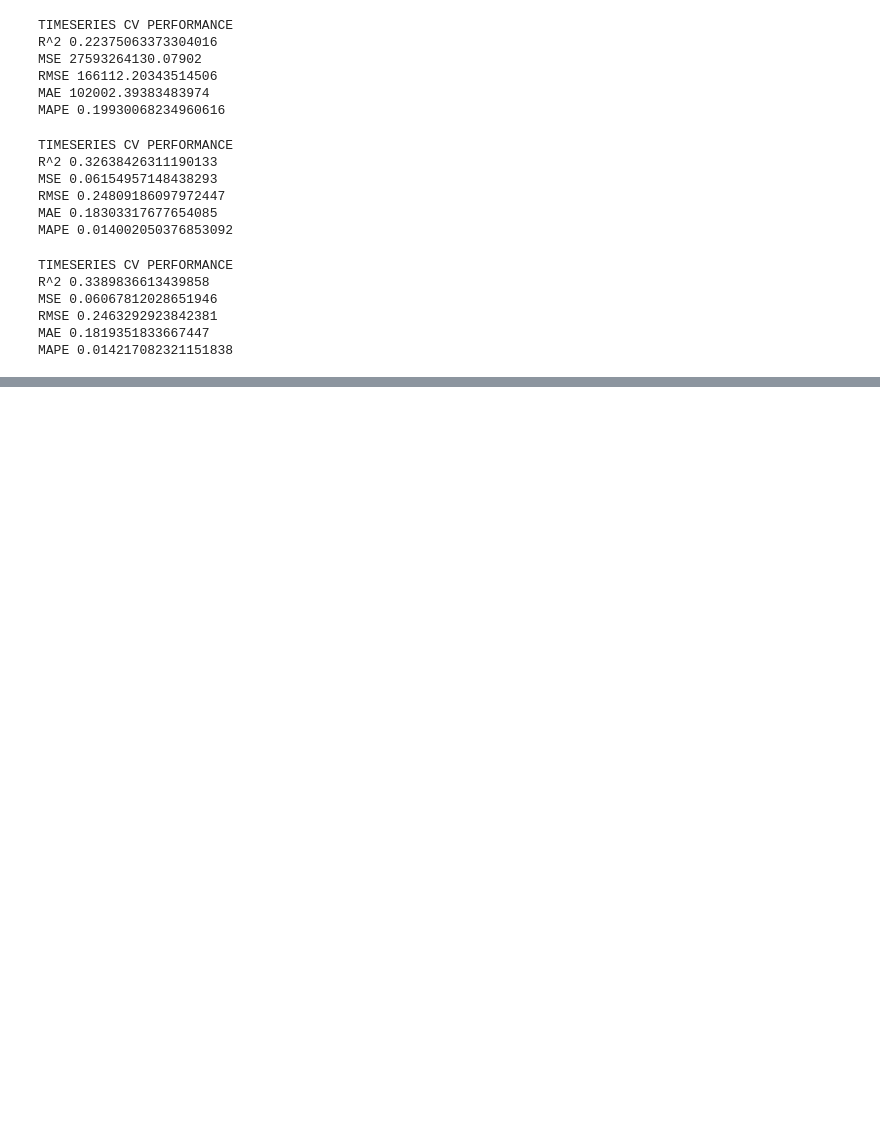
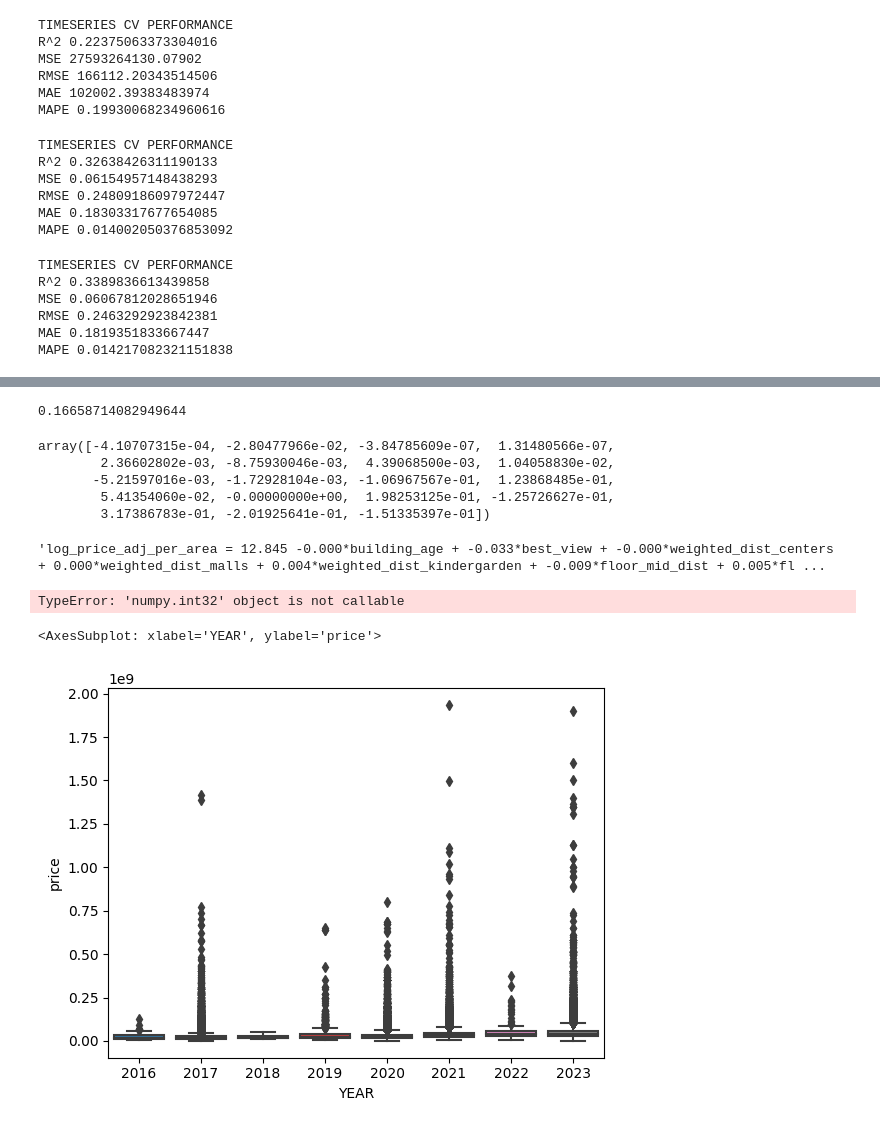
Before and after one commit to CodeForse/Diploma-, a Jupyter notebook: linear_models/linear_regression.ipynb, the cells around one changed output, grey strips where cells are left out. Drawn from its saved outputs; the diff is of its cells as text; code cells hidden in the pictures; blank space fills up the shorter version.

```diff
--- a/linear_models/linear_regression.ipynb
+++ b/linear_models/linear_regression.ipynb
@@ -759,0 +979,18 @@ np.median(scores)
+# %%
+r2_adjusted = 1 - ((1 - np.mean(scores)) * (x_train.shape[0] - 1) / (x_train.shape[0] - x_train.shape[1] - 1))
+r2_adjusted
+# %% [output]
+0.16658714082949644
+# %%
+lm.coef_
+# %% [output]
+array([-4.10707315e-04, -2.80477966e-02, -3.84785609e-07,  1.31480566e-07,
+        2.36602802e-03, -8.75930046e-03,  4.39068500e-03,  1.04058830e-02,
+       -5.21597016e-03, -1.72928104e-03, -1.06967567e-01,  1.23868485e-01,
+        5.41354060e-02, -0.00000000e+00,  1.98253125e-01, -1.25726627e-01,
+        3.17386783e-01, -2.01925641e-01, -1.51335397e-01])
+# %%
+econometric_model = f'log_{y_train.name} = {lm.intercept_:.3f} ' + ' + '.join([f'{coef:.3f}*{col}' for col,coef in zip(x_train.columns, lm.coef_) if coef!=0])
+econometric_model
+# %% [output]
+'log_price_adj_per_area = 12.845 -0.000*building_age + -0.033*best_view + -0.000*weighted_dist_centers + 0.000*weighted_dist_malls + 0.004*weighted_dist_kindergarden + -0.009*floor_mid_dist + 0.005*fl ...
@@ -759,0 +999,32 @@ np.median(scores)
+# %%
+params = np.append(lm.intercept_,lm.coef_)
+predictions = lm.predict(x_train)
+
+newX = pd.DataFrame({"Constant":np.ones(len(x_train))}).join(pd.DataFrame(x_train))
+MSE = (sum((y_train-predictions)**2))/(len(newX)-len(newX.columns))
+
+# Note if you don't want to use a DataFrame replace the two lines above with
+# newX = np.append(np.ones((len(X),1)), X, axis=1)
+# MSE = (sum((y-predictions)**2))/(len(newX)-len(newX[0]))
+
+var_b = MSE*(np.linalg.inv(np.dot(newX.T,newX)).diagonal())
+sd_b = np.sqrt(var_b)
+ts_b = params/ sd_b
+
+p_values =[2*(1-stats.t.cdf(np.abs(i),(len(newX)-len(newX[0])))) for i in ts_b]
+
+sd_b = np.round(sd_b,3)
+ts_b = np.round(ts_b,3)
+p_values = np.round(p_values,3)
+params = np.round(params,4)
+
+myDF3 = pd.DataFrame()
+myDF3["Coefficients"],myDF3["Standard Errors"],myDF3["t values"],myDF3["Probabilities"] = [params,sd_b,ts_b,p_values]
+print(myDF3)
+# %% [output]
+TypeError: 'numpy.int32' object is not callable
+# %%
+sns.boxplot(data = df_join, x='YEAR',y='price')
+# %% [output]
+<AxesSubplot: xlabel='YEAR', ylabel='price'>
+[figure, added]
```
Also changed, not shown: parts of 29 cells of this notebook, 3 other files.
